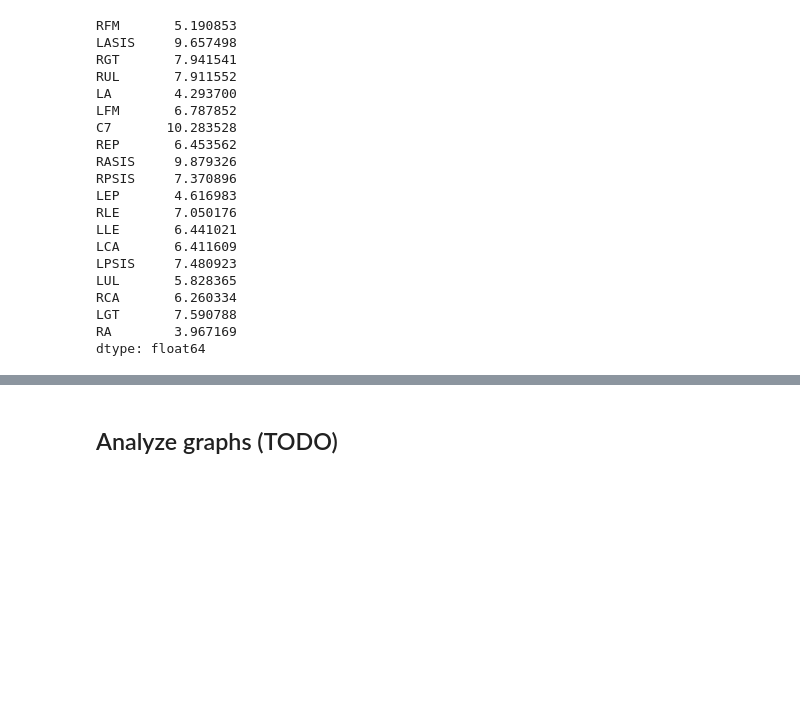
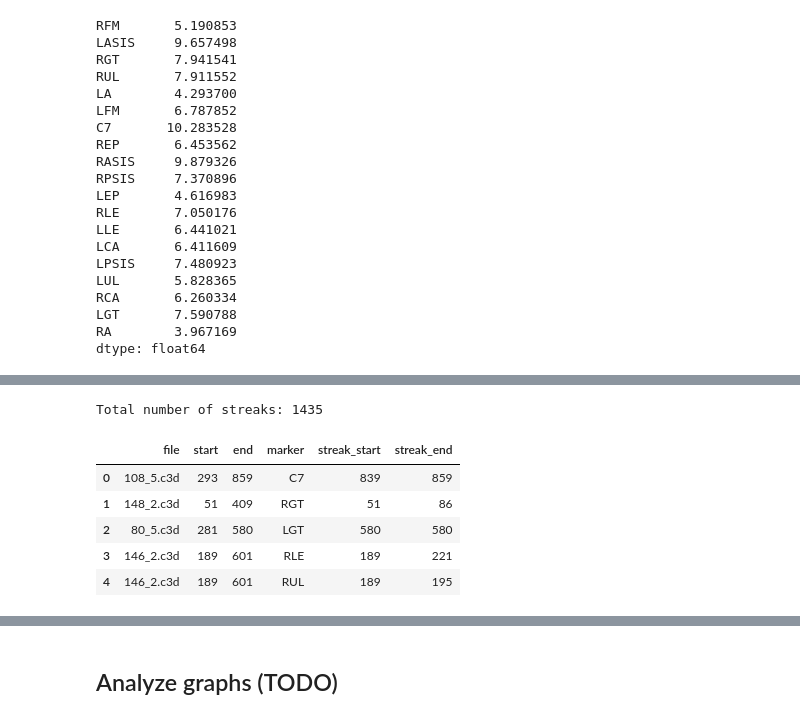
Before and after one commit to gitxchen/gaitAnalysis, a Jupyter notebook: dataAnalysis/analyze_data.ipynb, the cells around one changed output, grey strips where cells are left out. Saved outputs shown, nothing was run; the diff lists cells and outputs as text; code cells hidden in the pictures; blank space fills up the shorter version.

```diff
--- a/dataAnalysis/analyze_data.ipynb
+++ b/dataAnalysis/analyze_data.ipynb
@@ -183,0 +229,47 @@ dtype: float64
+# %%
+# Build a dataframe from data for better manipulation and analysis
+
+rows = []
+for f, data in files_bad_markers.items():
+
+    for marker, bad_frames in data['data'].items():
+
+        # Retrieve for each file and bad marker, the streaks of bad markers.
+        # This is because initial analysis have shown that bad markers are usually in streaks.
+        # This is in contrast with the max_gap value in c3d headers, which is always 0
+
+        streaks = [[bad_frames[0]]]
+        for frame in bad_frames[1:]:
+
+            streak_found = False
+            for streak in streaks:
+                if streak[-1] == frame-1:
+                    streak.append(frame)
+                    streak_found = True
+                    break
+
+            if not streak_found:
+                streaks.append([frame])
+
+        for streak in streaks:
+            rows.append([
+                f,
+                data['start'],
+                data['end'],
+                marker,
+                streak[0],
+                streak[-1]
+            ])
+
+print 'Total number of streaks:', len(rows)
+
+df_bad_frames = pd.DataFrame(rows, columns=['file', 'start', 'end', 'marker', 'streak_start', 'streak_end'])
+df_bad_frames.head(5)
+# %% [output]
+Total number of streaks: 1435
+|  | file | start | end | marker | streak_start | streak_end |
+| 0 | 108_5.c3d | 293 | 859 | C7 | 839 | 859 |
+| 1 | 148_2.c3d | 51 | 409 | RGT | 51 | 86 |
+| 2 | 80_5.c3d | 281 | 580 | LGT | 580 | 580 |
+| 3 | 146_2.c3d | 189 | 601 | RLE | 189 | 221 |
+| 4 | 146_2.c3d | 189 | 601 | RUL | 189 | 195 |
```
Also changed, not shown: parts of 10 cells of this notebook, 1 other file.
